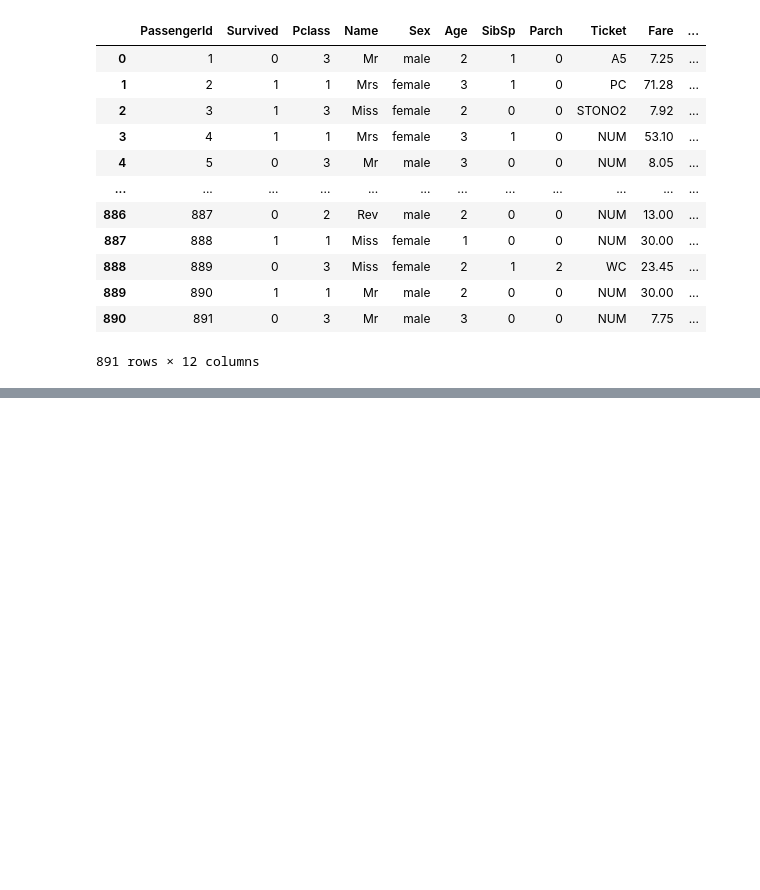
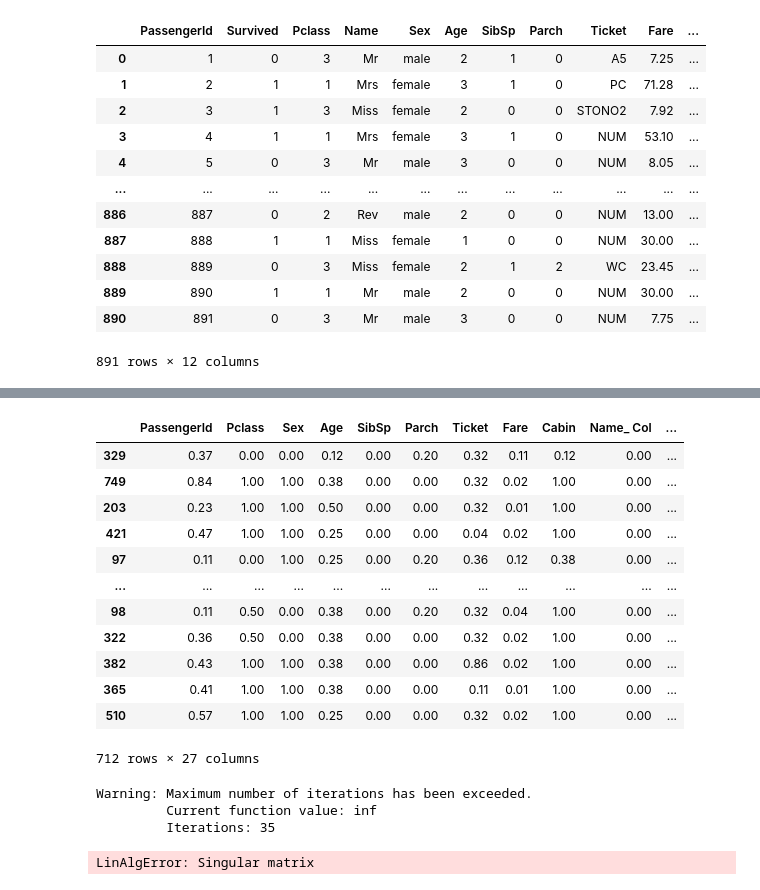
Before and after one commit to ihobbang250/TIL, a Jupyter notebook: Python/Data Science/LogisticReg.ipynb, the cells around one changed output, grey strips where cells are left out. Drawn from its saved outputs; the diff is of its cells as text; code cells hidden in the pictures; blank space fills up the shorter version.

```diff
--- a/Python/Data Science/LogisticReg.ipynb
+++ b/Python/Data Science/LogisticReg.ipynb
@@ -206,4 +208,4 @@ def scale(scaler, X_train, X_test):
     return X_train_scaling, X_test_scaling
 
 scaler = preprocessing.MinMaxScaler()
-X_train_s, X_test_s = scale(scaler, X_train_fe, X_test_fe)
+X_train_fes, X_test_fes = scale(scaler, X_train_fe, X_test_fe)
@@ -209,0 +228,30 @@ X_train_s, X_test_s = scale(scaler, X_train_fe, X_test_fe)
+# %%
+X_train_fes
+# %% [output]
+|  | PassengerId | Pclass | Sex | Age | SibSp | Parch | Ticket | Fare | Cabin | Name_ Col | ... |
+| 329 | 0.37 | 0.00 | 0.00 | 0.12 | 0.00 | 0.20 | 0.32 | 0.11 | 0.12 | 0.00 | ... |
+| 749 | 0.84 | 1.00 | 1.00 | 0.38 | 0.00 | 0.00 | 0.32 | 0.02 | 1.00 | 0.00 | ... |
+| 203 | 0.23 | 1.00 | 1.00 | 0.50 | 0.00 | 0.00 | 0.32 | 0.01 | 1.00 | 0.00 | ... |
+| 421 | 0.47 | 1.00 | 1.00 | 0.25 | 0.00 | 0.00 | 0.04 | 0.02 | 1.00 | 0.00 | ... |
+| 97 | 0.11 | 0.00 | 1.00 | 0.25 | 0.00 | 0.20 | 0.36 | 0.12 | 0.38 | 0.00 | ... |
+| ... | ... | ... | ... | ... | ... | ... | ... | ... | ... | ... | ... |
+| 98 | 0.11 | 0.50 | 0.00 | 0.38 | 0.00 | 0.20 | 0.32 | 0.04 | 1.00 | 0.00 | ... |
+| 322 | 0.36 | 0.50 | 0.00 | 0.38 | 0.00 | 0.00 | 0.32 | 0.02 | 1.00 | 0.00 | ... |
+| 382 | 0.43 | 1.00 | 1.00 | 0.38 | 0.00 | 0.00 | 0.86 | 0.02 | 1.00 | 0.00 | ... |
+| 365 | 0.41 | 1.00 | 1.00 | 0.38 | 0.00 | 0.00 | 0.11 | 0.01 | 1.00 | 0.00 | ... |
+| 510 | 0.57 | 1.00 | 1.00 | 0.25 | 0.00 | 0.00 | 0.32 | 0.02 | 1.00 | 0.00 | ... |
+712 rows × 27 columns
+# %%
+## Modeling ##
+
+# column mapping issue
+# only zero data
+X_train_fes1 = sm.add_constant(X_train_fes)
+X_test_fes1 = sm.add_constant(X_test_fes)
+model_logitreg = sm.Logit(Y_train, X_train_fes1).fit()
+#model_logitreg.summary()
+# %% [output]
+Warning: Maximum number of iterations has been exceeded.
+         Current function value: inf
+         Iterations: 35
+LinAlgError: Singular matrix
```
Also changed, not shown: parts of 2 cells of this notebook.
